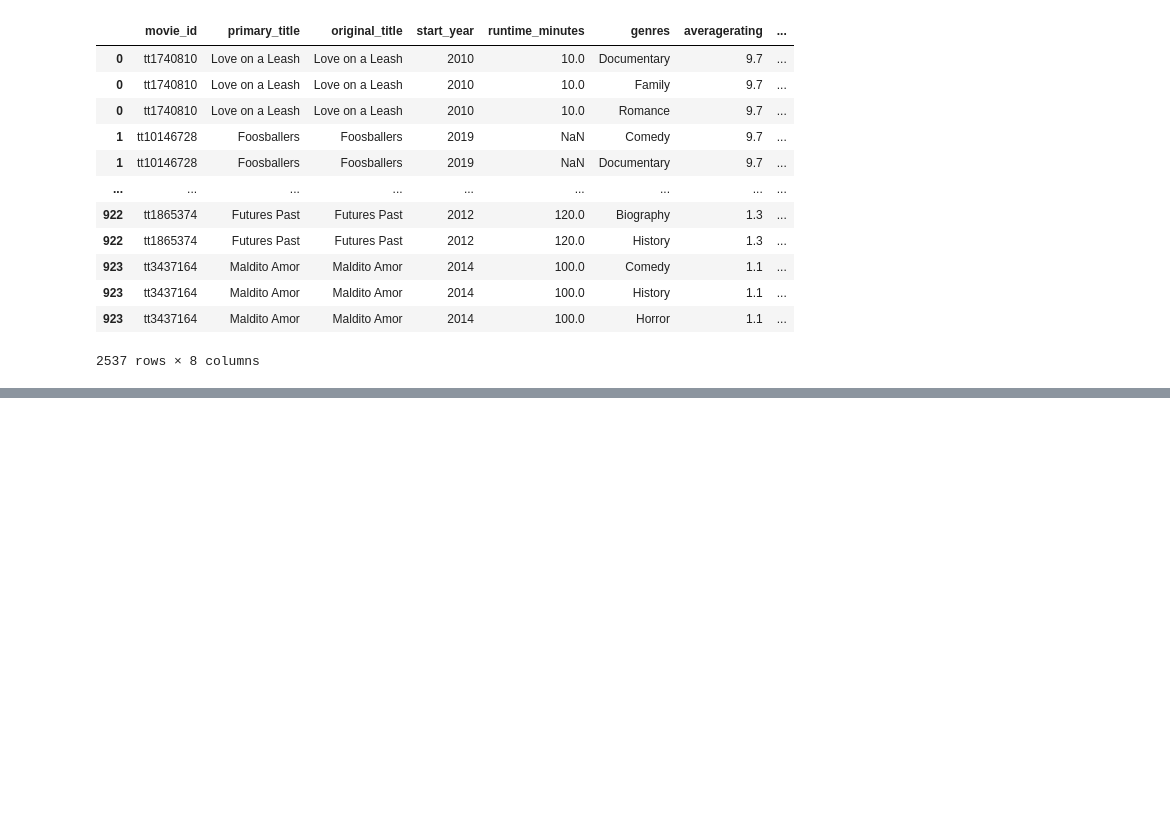
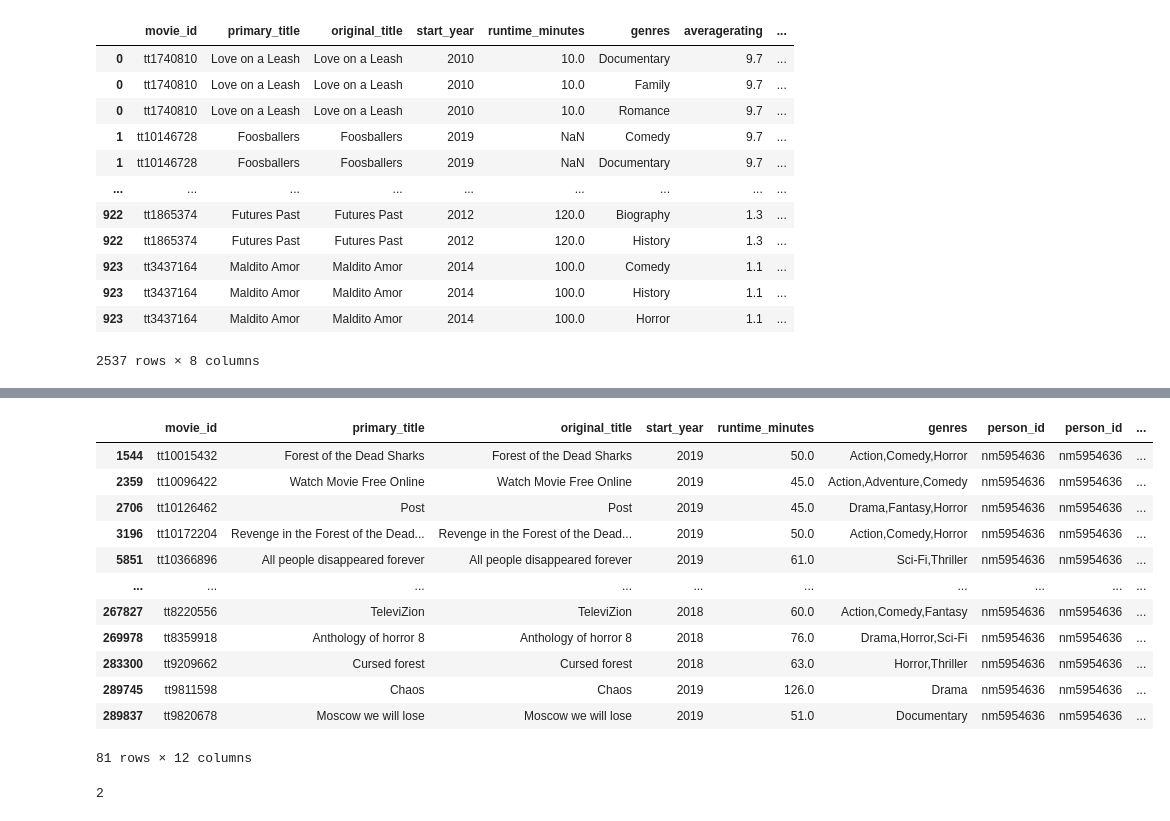
Before and after one commit to ZeejahWaseem/Capstone_Project, a Jupyter notebook: Notebooks/Zeejah_Folder/Zeejah.ipynb, the cells around one changed output, grey strips where cells are left out. Drawn from its saved outputs; the diff is of its cells as text; code cells hidden in the pictures; blank space fills up the shorter version.

```diff
--- a/Notebooks/Zeejah_Folder/Zeejah.ipynb
+++ b/Notebooks/Zeejah_Folder/Zeejah.ipynb
@@ -368,0 +397,22 @@ for i in range(len(avg_keys[:10])):
+# %%
+Director = df_directors[df_directors['primary_name'].str.startswith('Sergey A.', na = False)]
+# %%
+Director
+# %% [output]
+|  | movie_id | primary_title | original_title | start_year | runtime_minutes | genres | person_id | person_id | ... |
+| 1544 | tt10015432 | Forest of the Dead Sharks | Forest of the Dead Sharks | 2019 | 50.0 | Action,Comedy,Horror | nm5954636 | nm5954636 | ... |
+| 2359 | tt10096422 | Watch Movie Free Online | Watch Movie Free Online | 2019 | 45.0 | Action,Adventure,Comedy | nm5954636 | nm5954636 | ... |
+| 2706 | tt10126462 | Post | Post | 2019 | 45.0 | Drama,Fantasy,Horror | nm5954636 | nm5954636 | ... |
+| 3196 | tt10172204 | Revenge in the Forest of the Dead... | Revenge in the Forest of the Dead... | 2019 | 50.0 | Action,Comedy,Horror | nm5954636 | nm5954636 | ... |
+| 5851 | tt10366896 | All people disappeared forever | All people disappeared forever | 2019 | 61.0 | Sci-Fi,Thriller | nm5954636 | nm5954636 | ... |
+| ... | ... | ... | ... | ... | ... | ... | ... | ... | ... |
+| 267827 | tt8220556 | TeleviZion | TeleviZion | 2018 | 60.0 | Action,Comedy,Fantasy | nm5954636 | nm5954636 | ... |
+| 269978 | tt8359918 | Anthology of horror 8 | Anthology of horror 8 | 2018 | 76.0 | Drama,Horror,Sci-Fi | nm5954636 | nm5954636 | ... |
+| 283300 | tt9209662 | Cursed forest | Cursed forest | 2018 | 63.0 | Horror,Thriller | nm5954636 | nm5954636 | ... |
+| 289745 | tt9811598 | Chaos | Chaos | 2019 | 126.0 | Drama | nm5954636 | nm5954636 | ... |
+| 289837 | tt9820678 | Moscow we will lose | Moscow we will lose | 2019 | 51.0 | Documentary | nm5954636 | nm5954636 | ... |
+81 rows × 12 columns
+# %%
+Director['genres'].str.contains('Documentary').sum()
+# %% [output]
+2
```
Also changed, not shown: parts of 11 cells of this notebook.
